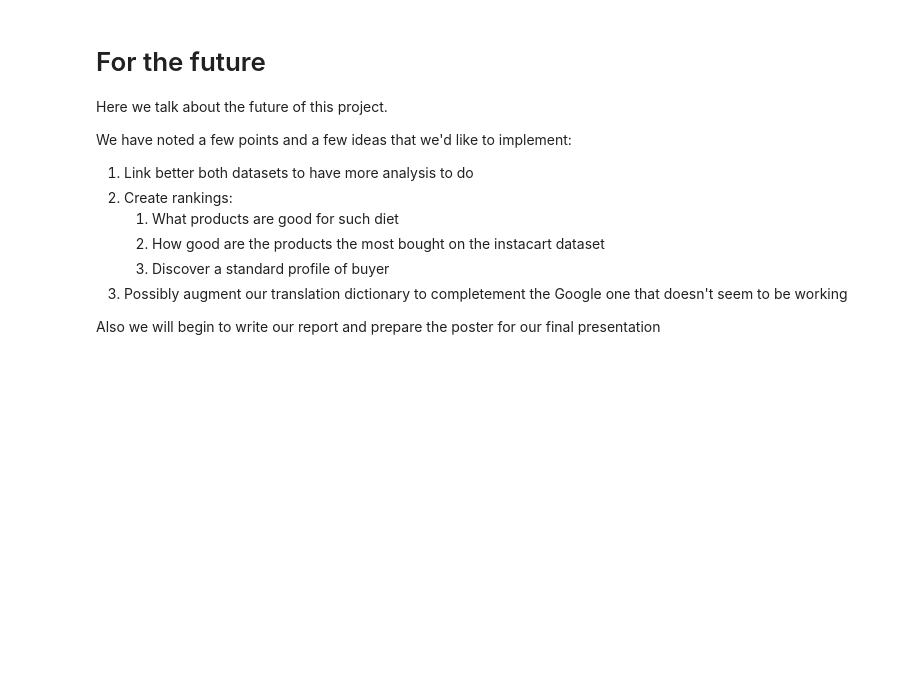
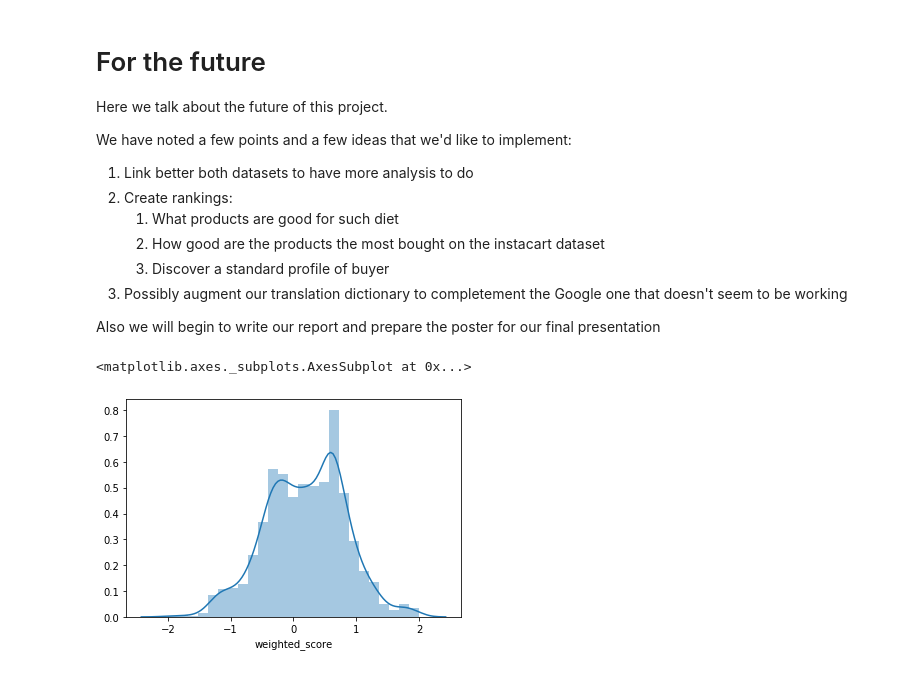
Before and after one commit to MarcBickel/project_gobigorgohome, a Jupyter notebook: project_notebook_lorenzo.ipynb, the cells around one changed output. Cells and saved outputs as stored; diff of their text form; code cells hidden in the pictures; blank space fills up the shorter version.

```diff
--- a/project_notebook_lorenzo.ipynb
+++ b/project_notebook_lorenzo.ipynb
@@ -756,0 +779,21 @@ Also we will begin to write our report and prepare the poster for our final pres
+# %%
+def max_grade(row):
+    tmp = max(row['a'], row['b'], row['c'], row['d'], row['e'])
+    for grade in ['a','b','c','d','e']:
+        if tmp == row[grade]:
+            return grade
+def weighted_avg(row):
+    #w=[5,4,3,2,1]
+    w=[2,1,0,-1,-2]
+    return np.dot(row[['a','b','c','d','e']].values,w)/100
+# %%
+#orders_merged = pd.merge(oprior, orders, on='order_id')
+# add a column for containing the max nutrition score for each product
+prod_95["max_score"]=prod_95.apply(max_grade, axis=1)
+prod_95["weighted_score"]=prod_95.apply(weighted_avg, axis=1)
+prod_95=prod_95[prod_95["weighted_score"]!=0]
+# %%
+sns.distplot(prod_95["weighted_score"],bins=25)
+# %% [output]
+<matplotlib.axes._subplots.AxesSubplot at 0x...>
+[figure, added]
```
Also changed, not shown: parts of 19 cells of this notebook.
